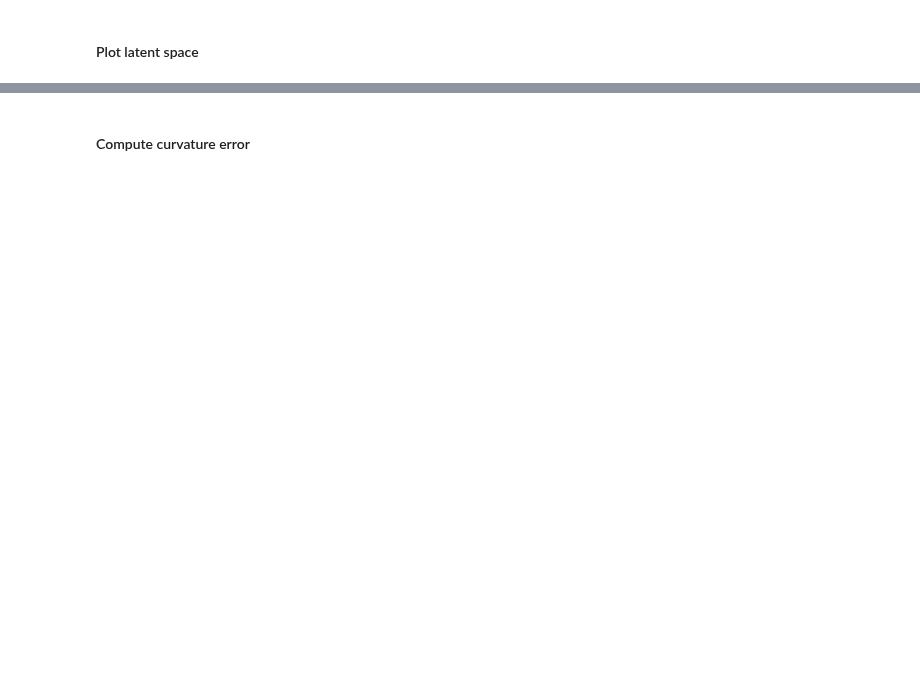
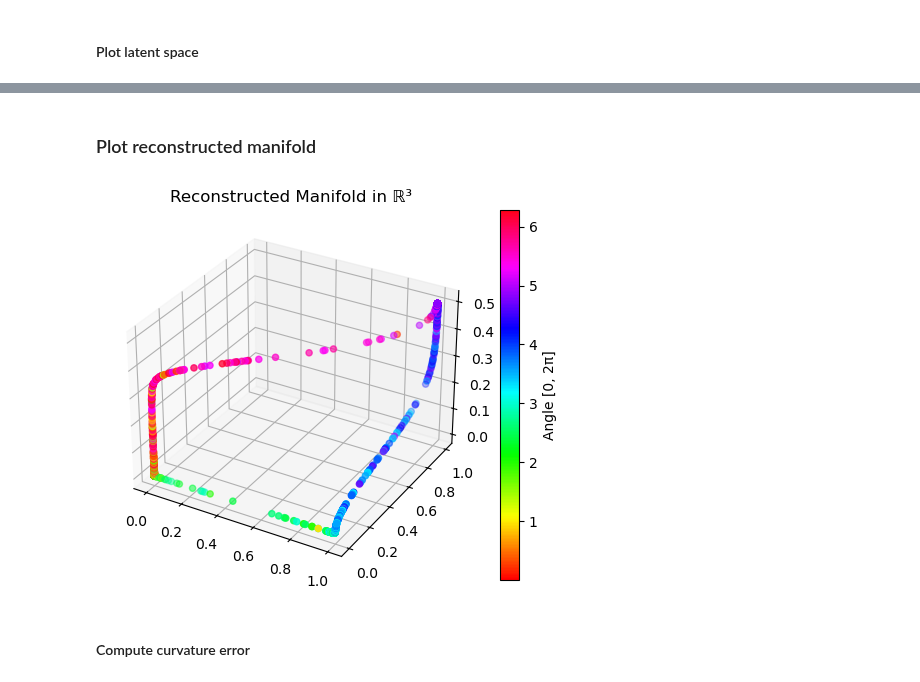
Before and after one commit to graeps/TopoGeoAEs, a Jupyter notebook: experiments/vm_toroidal_vae.ipynb, the cells around one changed output, grey strips where cells are left out. Saved outputs shown, nothing was run; the diff lists cells and outputs as text; code cells hidden in the pictures; blank space fills up the shorter version.

```diff
--- a/experiments/vm_toroidal_vae.ipynb
+++ b/experiments/vm_toroidal_vae.ipynb
@@ -136,3 +135,9 @@ utils.plot_euclidean_latent_space(toroidal_model, test_loader, n_samples=10000)
+# %% [markdown]
+### Plot reconstructed manifold
+# %%
+utils.plot_recon_manifold(toroidal_model, test_loader, n_samples=1000)
+# %% [output]
+[figure, added]
 # %% [markdown]
 #### Compute curvature error
 # %%
```
Also changed, not shown: parts of 11 cells of this notebook, 6 other files.
